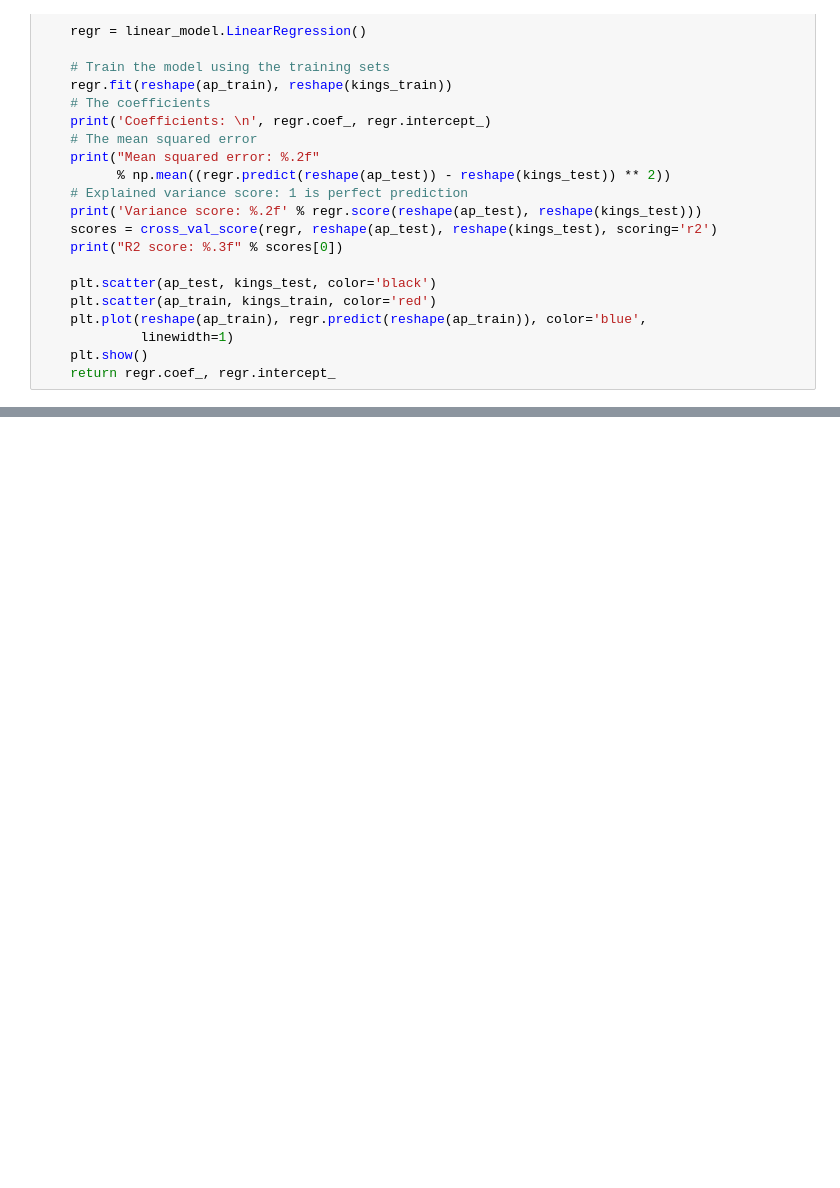
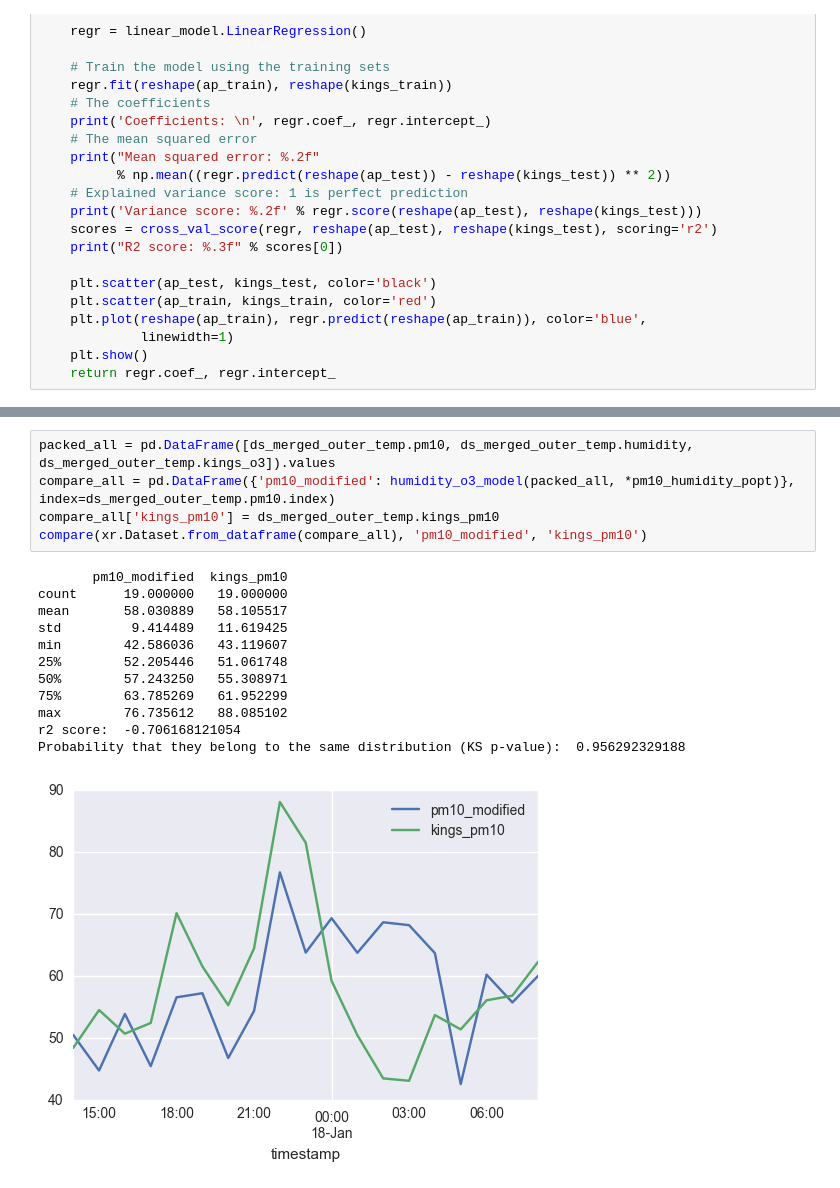
Before and after one commit to lingxz/climathon2016, a Jupyter notebook: sensors-colocation.ipynb, the cells around one changed output, grey strips where cells are left out. Cells and saved outputs as stored; diff of their text form; blank space fills up the shorter version.

```diff
--- a/sensors-colocation.ipynb
+++ b/sensors-colocation.ipynb
@@ -696,0 +737,18 @@ Probability that they belong to the same distribution (KS p-value):  0.023213275
+# %%
+packed_all = pd.DataFrame([ds_merged_outer_temp.pm10, ds_merged_outer_temp.humidity, ds_merged_outer_temp.kings_o3]).values
+compare_all = pd.DataFrame({'pm10_modified': humidity_o3_model(packed_all, *pm10_humidity_popt)}, index=ds_merged_outer_temp.pm10.index)
+compare_all['kings_pm10'] = ds_merged_outer_temp.kings_pm10
+compare(xr.Dataset.from_dataframe(compare_all), 'pm10_modified', 'kings_pm10')
+# %% [output]
+       pm10_modified  kings_pm10
+count      19.000000   19.000000
+mean       58.030889   58.105517
+std         9.414489   11.619425
+min        42.586036   43.119607
+25%        52.205446   51.061748
+50%        57.243250   55.308971
+75%        63.785269   61.952299
+max        76.735612   88.085102
+r2 score:  -0.706168121054
+Probability that they belong to the same distribution (KS p-value):  0.956292329188
+[figure, added]
```
Also changed, not shown: parts of 29 cells of this notebook.
